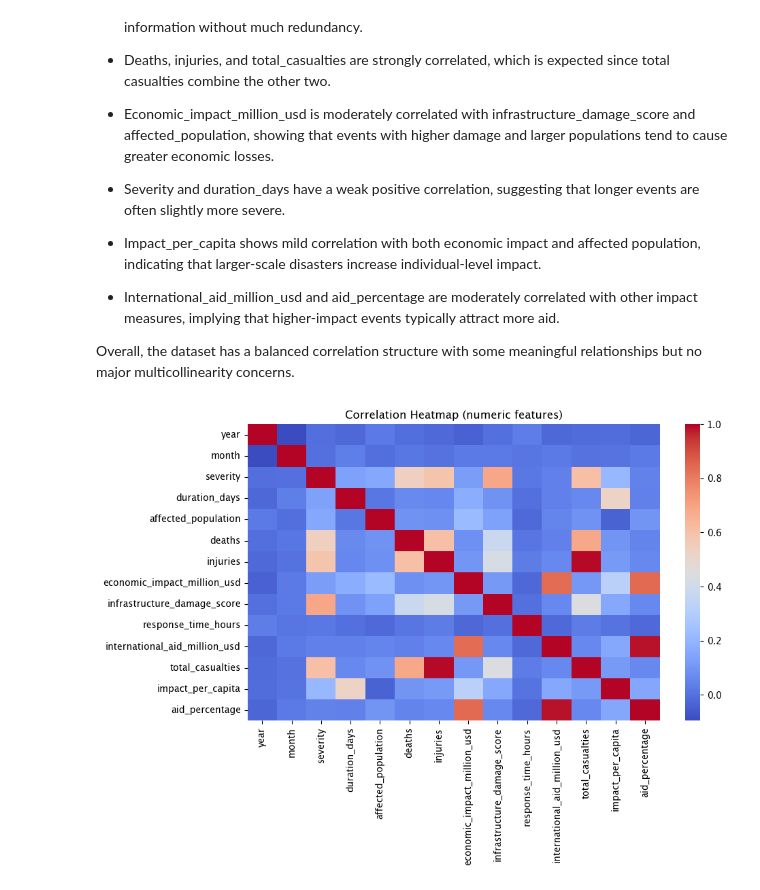
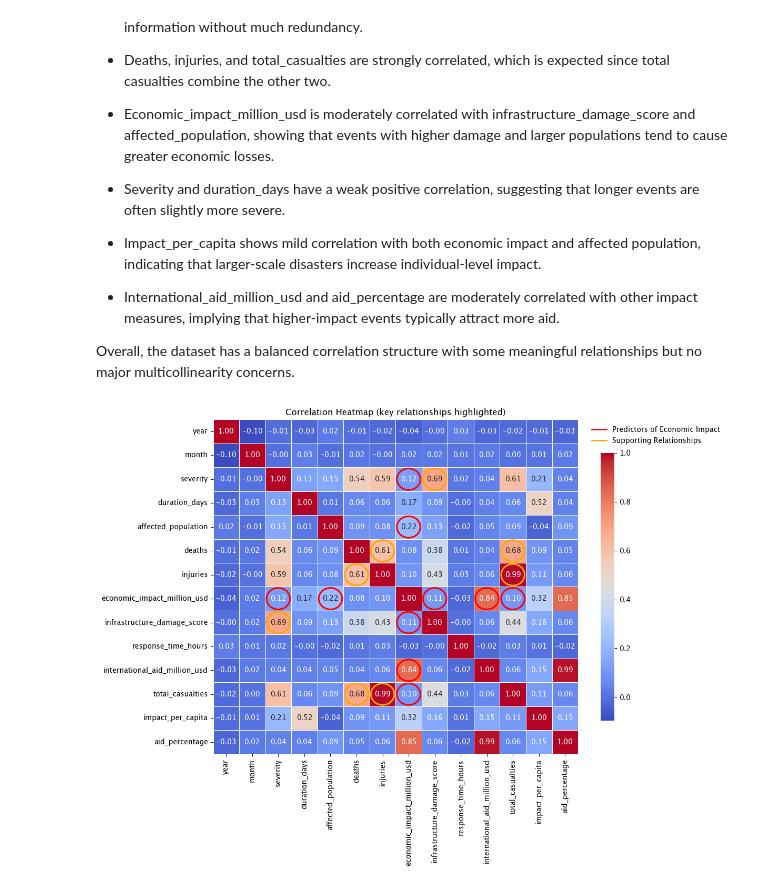
Before and after one commit to samyukrishnasamy/DS3001-Midterm-Project, a Jupyter notebook: exploratory_data_analysis.ipynb, the cells around one changed output. Cells and saved outputs as stored; diff of their text form; code cells hidden in the pictures.

```diff
--- a/exploratory_data_analysis.ipynb
+++ b/exploratory_data_analysis.ipynb
@@ -304,13 +305,59 @@ The heatmap shows how numeric variables are related in the dataset. Darker red a
 - International_aid_million_usd and aid_percentage are moderately correlated with other impact measures, implying that higher-impact events typically attract more aid.
 
 Overall, the dataset has a balanced correlation structure with some meaningful relationships but no major multicollinearity concerns.
-# %%
-# correlation heatmap for numeric columns
-corr = df[numeric_cols].corr(numeric_only=True)
-plt.figure(figsize=(10,7))
-sns.heatmap(corr, cmap="coolwarm", annot=False)
-plt.title("Correlation Heatmap (numeric features)")
-plt.tight_layout()
-plt.show()
-# %% [output]
-[figure, removed]
+# %%
+num_cols = df.select_dtypes(include=["number"]).columns
+corr = df[num_cols].corr(numeric_only=True)
+
+# heatmap
+plt.figure(figsize=(12, 9))
+ax = sns.heatmap(
+    corr, cmap="coolwarm", annot=True, fmt=".2f",
+    linewidths=0.5, cbar_kws={"shrink":0.8}
+)
+plt.title("Correlation Heatmap (key relationships highlighted)")
+
+# which pairs to highlight
+target = "economic_impact_million_usd"
+highlight_pairs = {
+    #  primary relationships
+    (target, "infrastructure_damage_score"): "red",
+    (target, "international_aid_million_usd"): "red",
+    (target, "affected_population"): "red",
+    (target, "severity"): "red",
+    (target, "total_casualties"): "red",
+
+    # supporting (context)
+    ("deaths", "injuries"): "orange",
+    ("injuries", "total_casualties"): "orange",
+    ("deaths", "total_casualties"): "orange",
+    ("severity", "infrastructure_damage_score"): "orange",
+}
+
+# draws circles at specified heatmap cells
+def circle_cell(ax, row_name, col_name, color="red", lw=2.0, radius=0.45):
+    rows = list(corr.index)
+    cols = list(corr.columns)
+    if row_name not in rows or col_name not in cols:
+        return
+    i = rows.index(row_name)
+    j = cols.index(col_name)
+    circ = Circle((j+0.5, i+0.5), radius=radius, fill=False, ec=color, lw=lw)
+    ax.add_patch(circ)
+
+for (a, b), color in highlight_pairs.items():
+    circle_cell(ax, a, b, color=color, lw=2.2)
+    circle_cell(ax, b, a, color=color, lw=2.2)
+
+# legend
+from matplotlib.lines import Line2D
+legend_elems = [
+    Line2D([0], [0], color="red", lw=2, label="Predictors of Economic Impact"),
+    Line2D([0], [0], color="orange", lw=2, label="Supporting Relationships"),
+]
+ax.legend(handles=legend_elems, loc="upper left", bbox_to_anchor=(1.02, 1.0), frameon=False)
+
+plt.tight_layout()
+plt.show()
+# %% [output]
+[figure, added]
```
Also changed, not shown: parts of 2 cells of this notebook.
